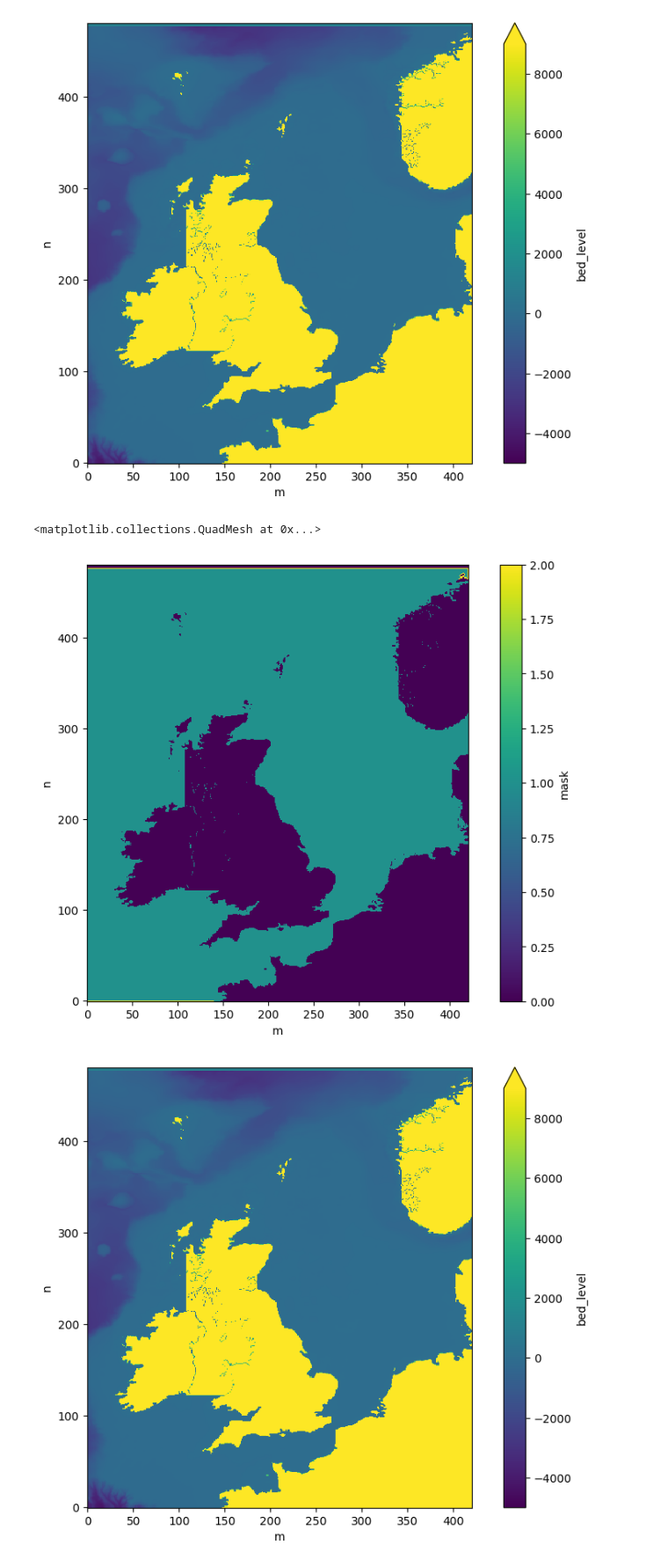
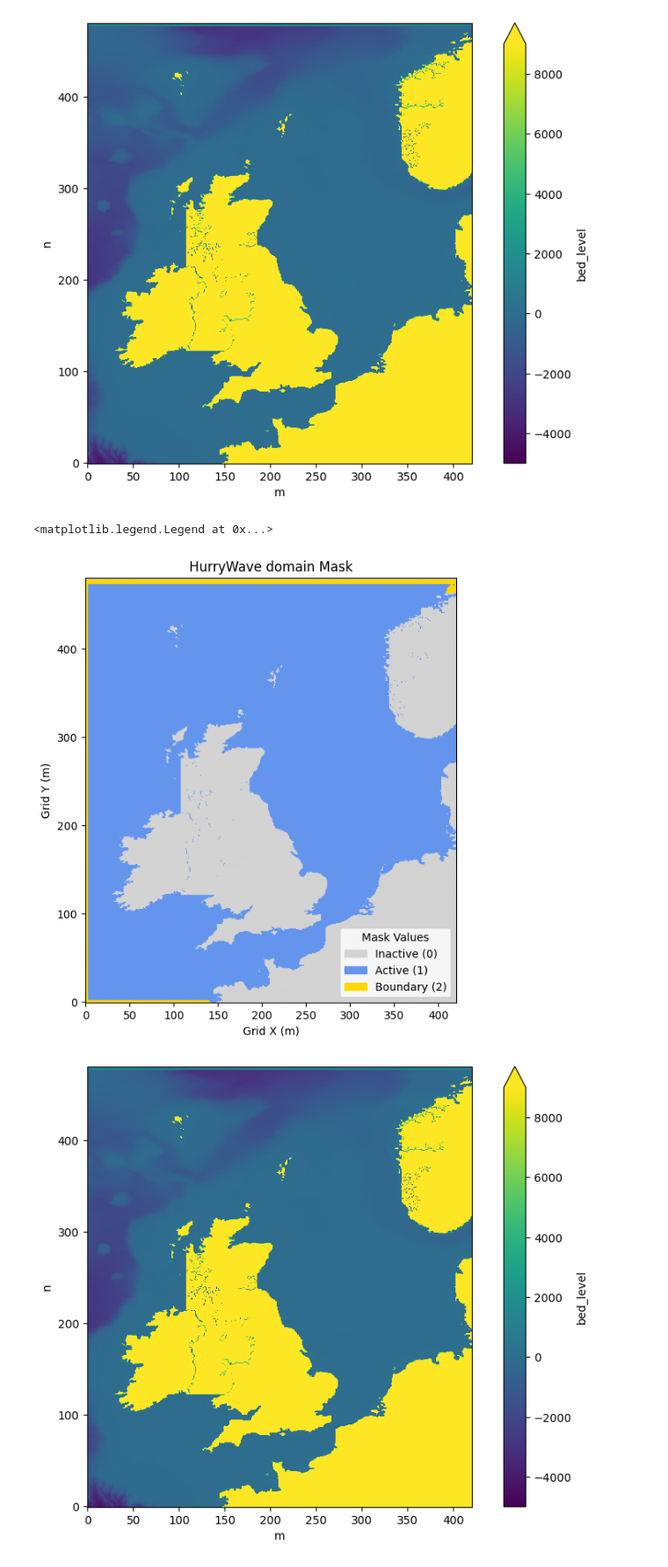
Before and after one commit to Deltares-research/cht_hurrywave, a Jupyter notebook: examples/DanielTest/02_scripts/DANIEL_model_builder_yearsim.ipynb, the cells around one changed output. Shown at 88% size. Drawn from its saved outputs; the diff is of its cells as text; code cells hidden in the pictures.

Commit message:
New model builders and plotting functions

```diff
--- a/examples/DanielTest/02_scripts/DANIEL_model_builder_yearsim.ipynb
+++ b/examples/DanielTest/02_scripts/DANIEL_model_builder_yearsim.ipynb
@@ -38,7 +38,7 @@ name = '2023' # Year of the sim
 
 model_setup = os.path.join(main_path, '04_modelruns', 'YearSims',name)
 
-data_path = '/gpfs/work3/0/ai4nbs/ERA5_data'
+data_path = '/gpfs/work3/0/ai4nbs/ERA5_data/data'
 
 # Path to hurrywave.exe
 # path_to_exe = r'C:\Users\User\OneDrive\Documents\Python\PYTHON_MSC_CE\Year_2\Python_Thesis\cht_hurrywave\examples\DanielTest\06_executables\hurrywave\hurrywave.exe'
@@ -440,37 +436,71 @@ open_boundary_polygon = os.path.join(model_setup, "open_bound.pli")
 polygons = read_pli_file(open_boundary_polygon)
 polygon_list = []
 
 for polygon in polygons:
     polygon_list.append(MaskPolygon(x=polygon.x,
                             y=polygon.y,
                             zmin=-9999,
                             zmax=1) )
 
 
 # mask = HurryWaveMask(grid, bathymetry.z,
 #             zmin= -9999,
 #             zmax=0,
 #             open_boundary_polygons= polygon_list
 #             )
 
 # Convert polygon_list to a GeoDataFrame
 polygon_geometries = [Polygon(zip(polygon.x, polygon.y)) for polygon in polygons]
 polygon_gdf = gpd.GeoDataFrame({'geometry': polygon_geometries}, crs="WGS 84")
 hw.grid.build_mask(
             zmin= -9999,
             zmax=0,
             boundary_polygon= polygon_gdf
             )
 
 
 hw.grid.write_msk_file()
 
-fig, ax = plt.subplots(1,1, figsize = (10,7))
+# fig, ax = plt.subplots(1,1, figsize = (10,7))
+# ax.set_aspect("equal")
+# im = hw.grid.ds["mask"].plot(ax=ax)
+# plt.show()
+
+from scipy.ndimage import binary_dilation
+from matplotlib import cm
+from matplotlib.colors import ListedColormap
+
+mask = hw.grid.ds.mask.values.copy()
+boundary = (mask == 2)
+dilated = binary_dilation(boundary, iterations=2)
+mask_dilated = np.where(dilated, 2, mask)
+
+
+# plot
+fig, ax = plt.subplots(figsize=(10,7))
 ax.set_aspect("equal")
-hw.grid.ds.mask.plot(ax = ax)
+ax.imshow(mask_dilated, origin="lower")
+ax.set_title("HurryWave domain Mask")
+ax.set_xlabel("Grid X (m)")
+ax.set_ylabel("Grid Y (m)")
+import matplotlib.patches as mpatches
+
+# Define colors and labels for the mask values
+colors = {0: "lightgray", 1: "cornflowerblue", 2: "gold"}
+labels = {0: "Inactive (0)", 1: "Active (1)", 2: "Boundary (2)"}
+
+# Create legend handles
+handles = [mpatches.Patch(color=colors[val], label=labels[val]) for val in sorted(colors.keys())]
+
+# Set the colormap for the image to match the legend
+cmap_mask = ListedColormap([colors[val] for val in sorted(colors.keys())])
+im = ax.imshow(mask_dilated, origin="lower", cmap=cmap_mask)
+
+# Add the legend
+ax.legend(handles=handles, loc="lower right", title="Mask Values")
 # %% [output]
-<matplotlib.collections.QuadMesh at 0x...>
+<matplotlib.legend.Legend at 0x...>
-[figure, old version]
+[figure, new version]
 # %%
 old_bathy = hw.grid.ds["bed_level"].values
 
```
Also changed, not shown: parts of 3 cells of this notebook, 37 other files.
